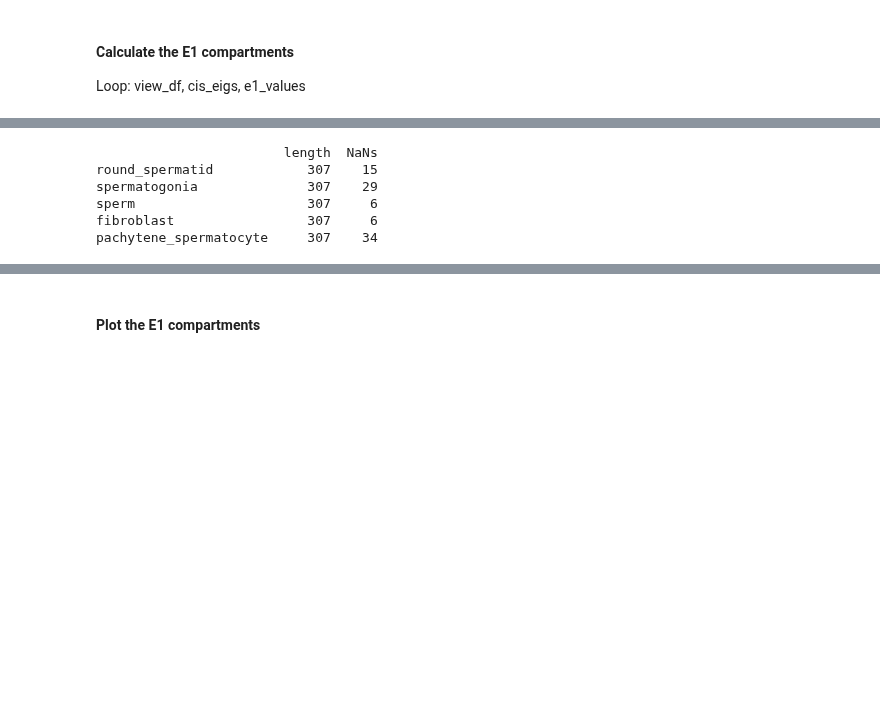
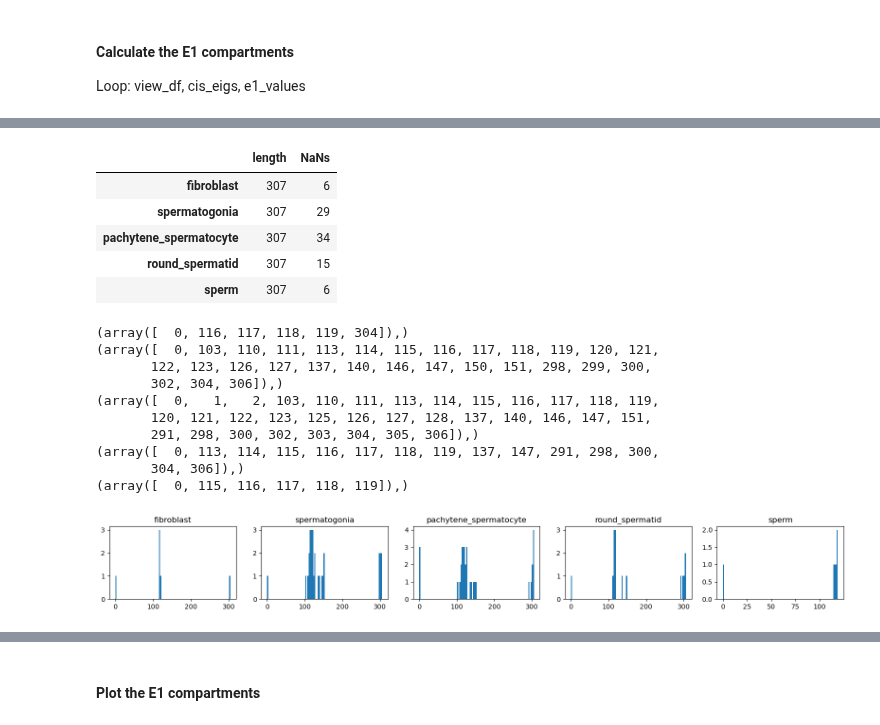
Before and after one commit to munch-group/hic-spermatogenesis, a Jupyter notebook: notebooks/03_compartments.ipynb, the cells around one changed output, grey strips where cells are left out. Cells and saved outputs as stored; diff of their text form; code cells hidden in the pictures; blank space fills up the shorter version.

```diff
--- a/notebooks/03_compartments.ipynb
+++ b/notebooks/03_compartments.ipynb
@@ -656,16 +700,38 @@ Calculating eigenvectors for pachytene_spermatocyte
 # %%
 # Check the number of NaN values in the E1 column
 import numpy as np
 
 # Check the number of NaN values in the E1 column and create a DataFrame
 nan_counts = {k: {'length': len(v), 'NaNs': np.isnan(v).sum()} for k, v in e1_values.items()}
-nan_counts_df = pd.DataFrame.from_dict(nan_counts, orient='index')
-print(nan_counts_df)
+display(pd.DataFrame.from_dict(nan_counts, orient='index'))
+
+# Locate the NaN values (histogram)
+import matplotlib.pyplot as plt
+
+f, ax = plt.subplots(1, 5, figsize=(20,2))
+for i, (name, track) in enumerate(eigs.items()):
+    e1 = track['E1'].values
+    # Locate NaN values
+    e1_nan = np.where(np.isnan(e1))
+    print(e1_nan)
+    ax[i].hist(e1_nan, bins=100)
+    ax[i].set_title(name)
 # %% [output]
+|  | length | NaNs |
+| fibroblast | 307 | 6 |
+| spermatogonia | 307 | 29 |
+| pachytene_spermatocyte | 307 | 34 |
+| round_spermatid | 307 | 15 |
+| sperm | 307 | 6 |
-                        length  NaNs
-round_spermatid            307    15
-spermatogonia              307    29
-sperm                      307     6
-fibroblast                 307     6
-pachytene_spermatocyte     307    34
+(array([  0, 116, 117, 118, 119, 304]),)
+(array([  0, 103, 110, 111, 113, 114, 115, 116, 117, 118, 119, 120, 121,
+       122, 123, 126, 127, 137, 140, 146, 147, 150, 151, 298, 299, 300,
+       302, 304, 306]),)
+(array([  0,   1,   2, 103, 110, 111, 113, 114, 115, 116, 117, 118, 119,
+       120, 121, 122, 123, 125, 126, 127, 128, 137, 140, 146, 147, 151,
+       291, 298, 300, 302, 303, 304, 305, 306]),)
+(array([  0, 113, 114, 115, 116, 117, 118, 119, 137, 147, 291, 298, 300,
+       304, 306]),)
+(array([  0, 115, 116, 117, 118, 119]),)
+[figure, added]
 # %% [markdown]
```
Also changed, not shown: parts of 10 cells of this notebook.
